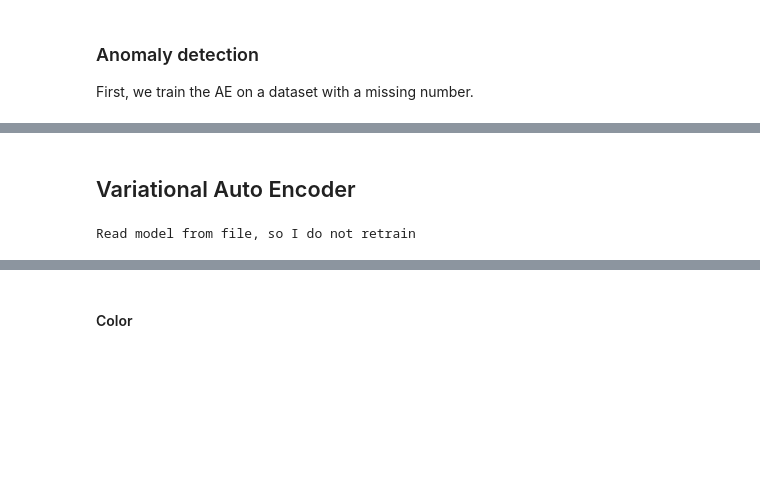
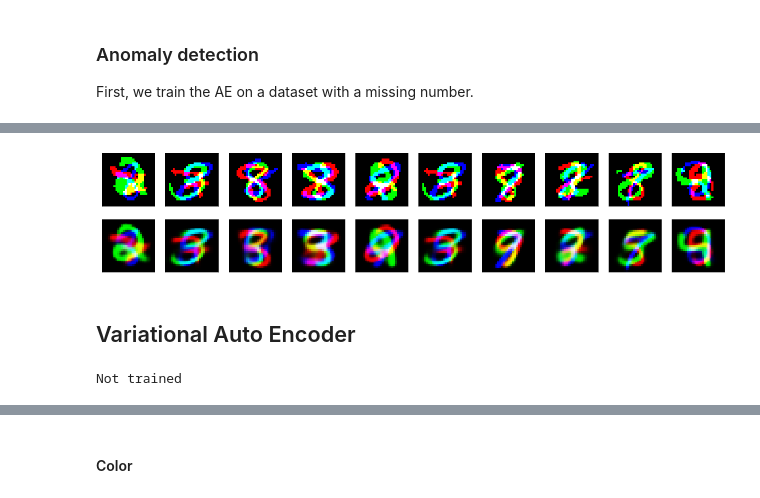
Before and after one commit to TechedLemur/IT3030, a Jupyter notebook: project2/main.ipynb, the cells around one changed output, grey strips where cells are left out. Cells and saved outputs as stored; diff of their text form; code cells hidden in the pictures; blank space fills up the shorter version.

```diff
--- a/project2/main.ipynb
+++ b/project2/main.ipynb
@@ -195,3 +243,18 @@ utils.plot_10_images(img[indices].astype(np.float32), reconstructed[indices], fi
+# %%
+gen = StackedMNISTData(
+    mode=DataMode.COLOR_BINARY_COMPLETE, default_batch_size=2048)
+
+img, labels = gen.get_random_batch(training=False,  batch_size=2000)
+# %%
+reconstructed = ae.autoencode(img)
+losses = loss(img, reconstructed)
+losses = np.average(losses, axis=1)
+losses = np.average(losses, axis=1)
+indices = np.argpartition(losses, -10)[-11:]
+# %%
+utils.plot_10_images(img[indices].astype(np.float32), reconstructed[indices], filename='AE_anomalies_color')
+# %% [output]
+[figure, added]
 # %% [markdown]
 ## Variational Auto Encoder
 # %%
@@ -201,7 +264,7 @@ gen = StackedMNISTData(
 x_train, y_train = gen.get_full_data_set(training=True)
 x_test, y_test = gen.get_full_data_set(training=False)
 # %%
-vae = VariationalAutoEncoder(force_learn=False, file_name="./models/vae_8")
+vae = VariationalAutoEncoder(force_learn=False, file_name="./models/vae_16")
 # %% [output]
-Read model from file, so I do not retrain
+Not trained
 # %%
```
Also changed, not shown: parts of 41 cells of this notebook, 11 other files.
